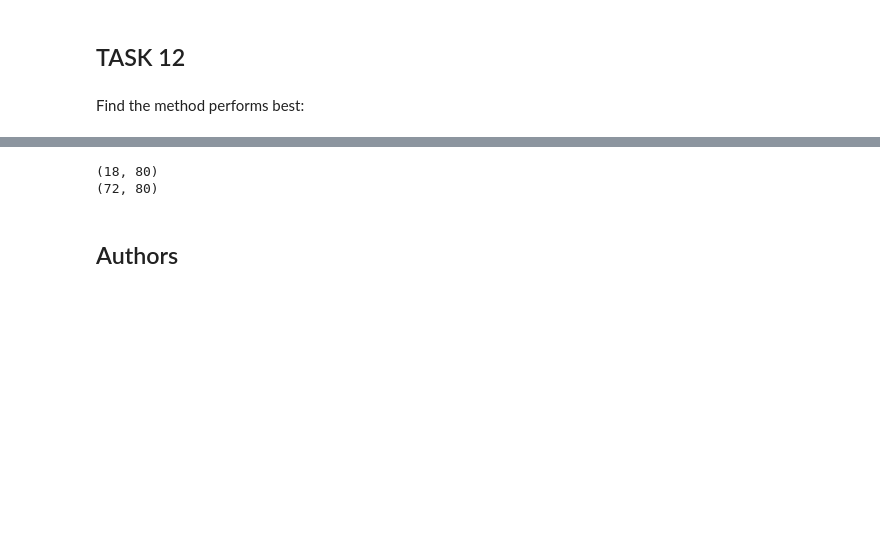
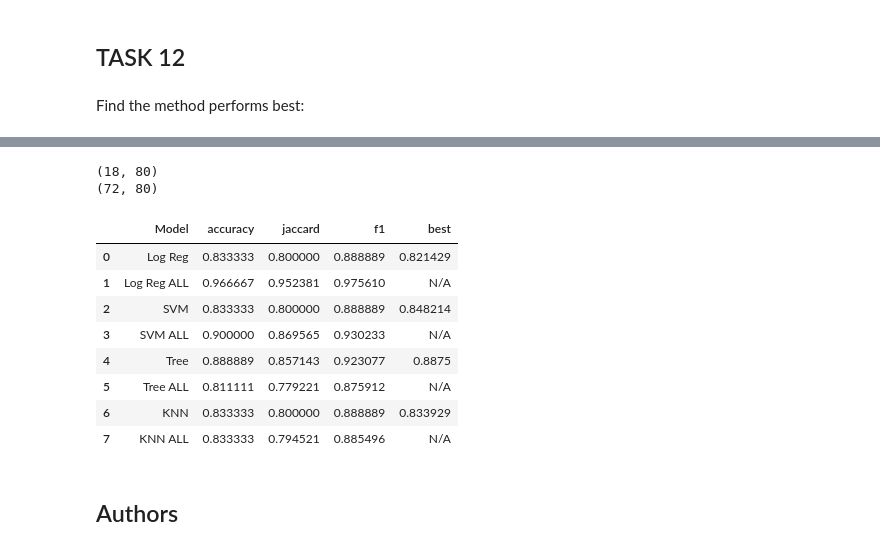
Before and after one commit to pancenu/IBM-DS-CapstoneProject, a Jupyter notebook: SpaceX-Machine-Learning-Prediction-Part-5-v1.ipynb, the cells around one changed output, grey strips where cells are left out. Drawn from its saved outputs; the diff is of its cells as text; code cells hidden in the pictures; blank space fills up the shorter version.

```diff
--- a/SpaceX-Machine-Learning-Prediction-Part-5-v1.ipynb
+++ b/SpaceX-Machine-Learning-Prediction-Part-5-v1.ipynb
@@ -292,3 +322,14 @@ plot_confusion_matrix(Y_test,yhat)
+# %%
+Tree_Accuracy_Score = accuracy_score(Y_test, yhat)
+Tree_JaccardIndex = jaccard_score(Y_test,yhat)
+Tree_F1_Score =f1_score(Y_test,yhat)
+Report.loc[len(Report)]=("Tree",Tree_Accuracy_Score , Tree_JaccardIndex , Tree_F1_Score, tree_cv.best_score_)
+# %%
+yhat2 = tree_cv.predict(X)
+Tree_Accuracy_Score_2 = accuracy_score(Y, yhat2)
+Tree_JaccardIndex_2 = jaccard_score(Y,yhat2)
+Tree_F1_Score_2 =f1_score(Y,yhat2)
+Report.loc[len(Report)]=("Tree ALL",Tree_Accuracy_Score_2 , Tree_JaccardIndex_2 , Tree_F1_Score_2, "N/A")
 # %% [markdown]
 ## TASK  10
 # %% [markdown]
@@ -328,6 +369,17 @@ yhat = knn_cv.predict(X_test)
 plot_confusion_matrix(Y_test,yhat)
 # %% [output]
 [figure]
+# %%
+KNN_Accuracy_Score = accuracy_score(Y_test, yhat)
+KNN_JaccardIndex = jaccard_score(Y_test,yhat)
+KNN_F1_Score = f1_score(Y_test,yhat)
+Report.loc[len(Report)]=("KNN",KNN_Accuracy_Score , KNN_JaccardIndex , KNN_F1_Score, knn_cv.best_score_)
+# %%
+yhat2 = knn_cv.predict(X)
+KNN_Accuracy_Score_2 = accuracy_score(Y, yhat2)
+KNN_JaccardIndex_2 = jaccard_score(Y,yhat2)
+KNN_F1_Score_2 = f1_score(Y,yhat2)
+Report.loc[len(Report)]=("KNN ALL",KNN_Accuracy_Score_2 , KNN_JaccardIndex_2 , KNN_F1_Score_2, "N/A")
 # %% [markdown]
 ## TASK  12
 # %% [markdown]
@@ -335,9 +419,20 @@ Find the method performs best:
 # %%
 print(X_test.shape)
 print(X_train.shape)
+
+Report
 # %% [output]
 (18, 80)
 (72, 80)
+|  | Model | accuracy | jaccard | f1 | best |
+| 0 | Log Reg | 0.833333 | 0.800000 | 0.888889 | 0.821429 |
+| 1 | Log Reg ALL | 0.966667 | 0.952381 | 0.975610 | N/A |
+| 2 | SVM | 0.833333 | 0.800000 | 0.888889 | 0.848214 |
+| 3 | SVM ALL | 0.900000 | 0.869565 | 0.930233 | N/A |
+| 4 | Tree | 0.888889 | 0.857143 | 0.923077 | 0.8875 |
+| 5 | Tree ALL | 0.811111 | 0.779221 | 0.875912 | N/A |
+| 6 | KNN | 0.833333 | 0.800000 | 0.888889 | 0.833929 |
+| 7 | KNN ALL | 0.833333 | 0.794521 | 0.885496 | N/A |
 # %% [markdown]
 ## Authors
 # %% [markdown]
```
Also changed, not shown: parts of 12 cells of this notebook, 8 other files.
